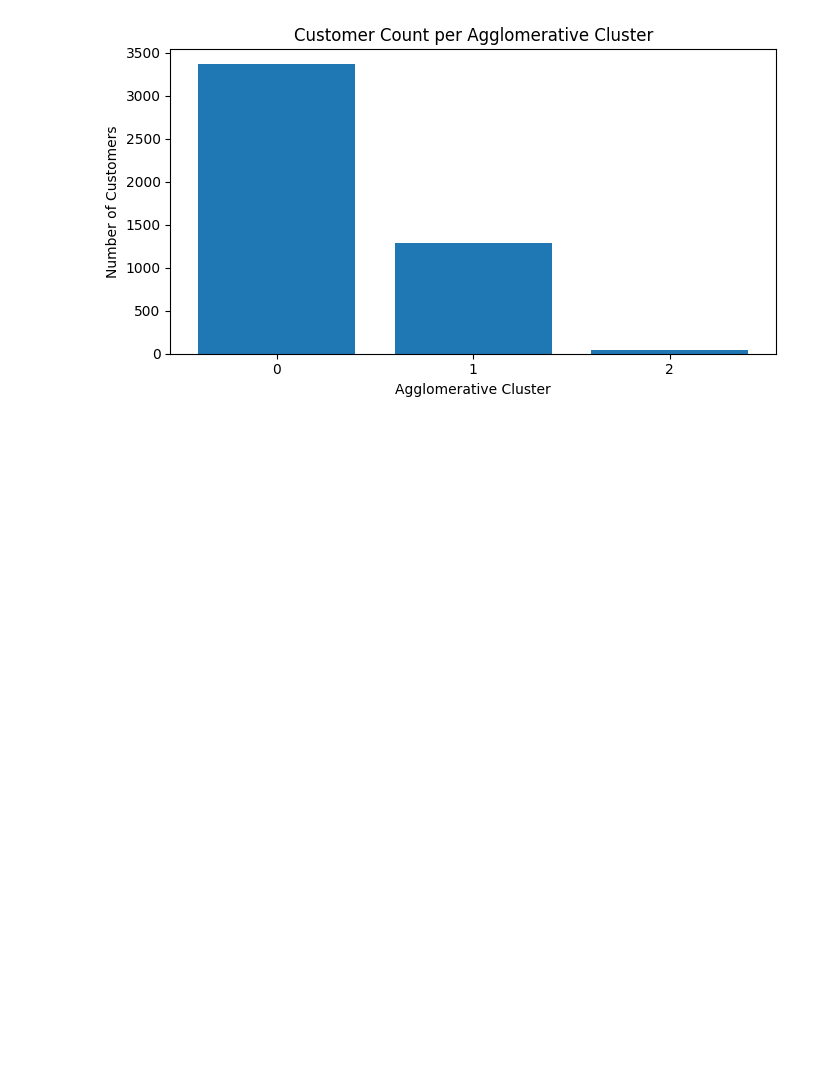
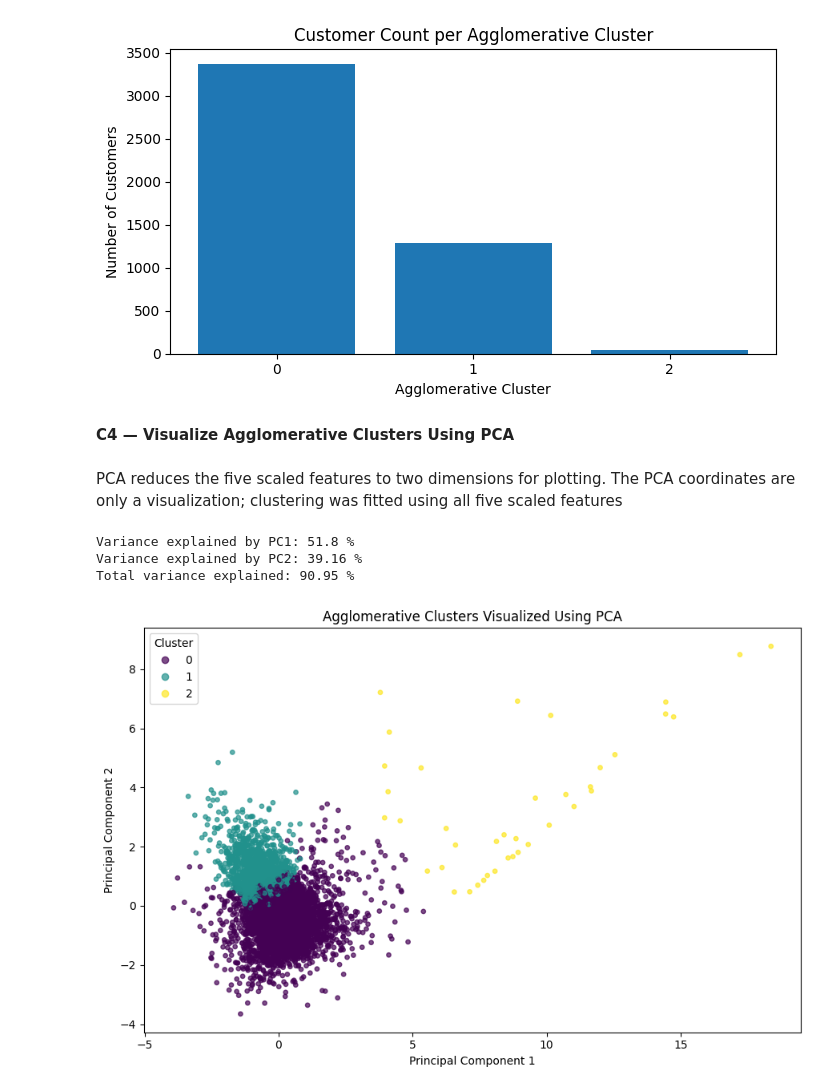
Before and after one commit to snehitha-araveti/ML-Capstone-Project-2026, a Jupyter notebook: notebooks/clustering.ipynb, the cells around one changed output. Cells and saved outputs as stored; diff of their text form; code cells hidden in the pictures; blank space fills up the shorter version.

Commit message:
Add PCA visualization and Agglomerative cluster profiling

```diff
--- a/notebooks/clustering.ipynb
+++ b/notebooks/clustering.ipynb
@@ -1084,3 +1084,37 @@ plt.tight_layout()
 plt.show()
 # %% [output]
 [figure]
+# %% [markdown]
+**C4 — Visualize Agglomerative Clusters Using PCA**
+# %% [markdown]
+PCA reduces the five scaled features to two dimensions for plotting. The PCA coordinates are only a visualization; clustering was fitted using all five scaled features
+# %%
+from sklearn.decomposition import PCA
+
+pca_agglomerative = PCA(n_components=2)
+X_train_pca_agglomerative = pca_agglomerative.fit_transform(X_train_scaled)
+
+print("Variance explained by PC1:", round(pca_agglomerative.explained_variance_ratio_[0] * 100, 2), "%")
+print("Variance explained by PC2:", round(pca_agglomerative.explained_variance_ratio_[1] * 100, 2), "%")
+print("Total variance explained:", round(pca_agglomerative.explained_variance_ratio_.sum() * 100, 2), "%")
+
+plt.figure(figsize=(9, 6))
+scatter = plt.scatter(
+    X_train_pca_agglomerative[:, 0],
+    X_train_pca_agglomerative[:, 1],
+    c=agglomerative_labels,
+    cmap="viridis",
+    s=15,
+    alpha=0.7
+)
+plt.xlabel("Principal Component 1")
+plt.ylabel("Principal Component 2")
+plt.title("Agglomerative Clusters Visualized Using PCA")
+plt.legend(*scatter.legend_elements(), title="Cluster")
+plt.tight_layout()
+plt.show()
+# %% [output]
+Variance explained by PC1: 51.8 %
+Variance explained by PC2: 39.16 %
+Total variance explained: 90.95 %
+[figure, added]
```
Also changed, not shown: parts of 5 cells of this notebook.
